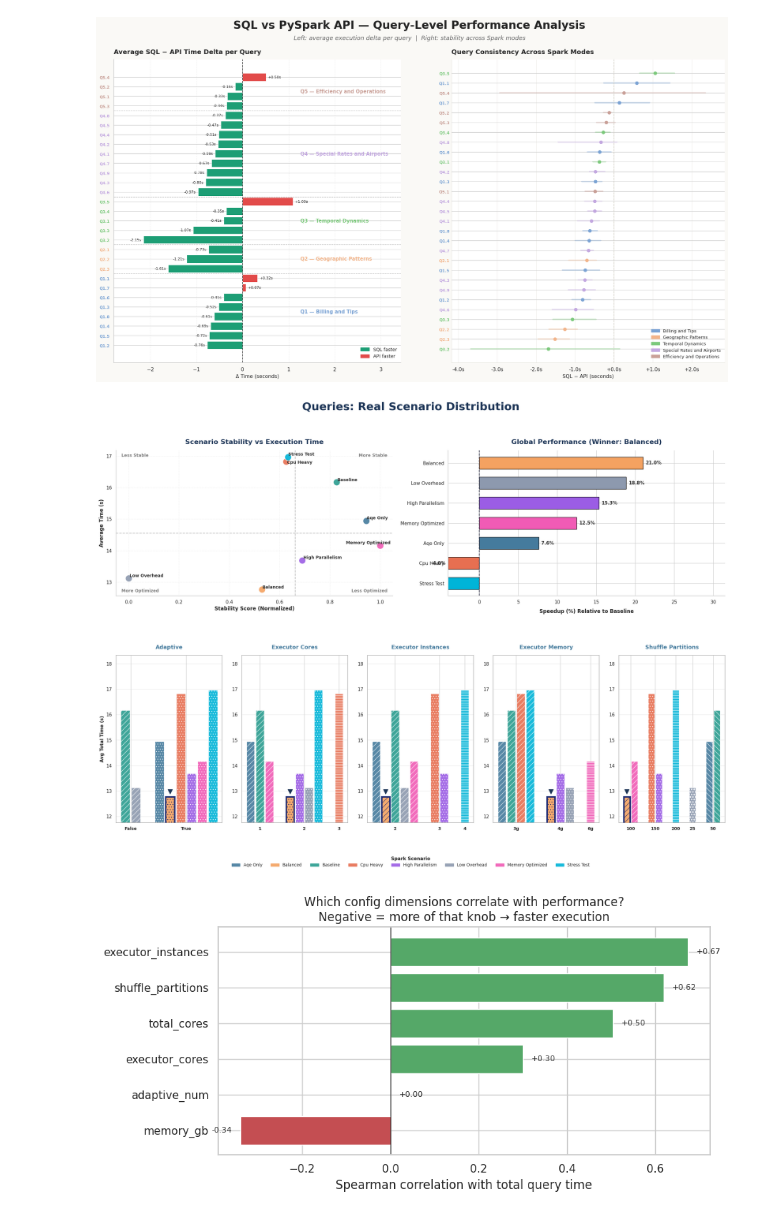
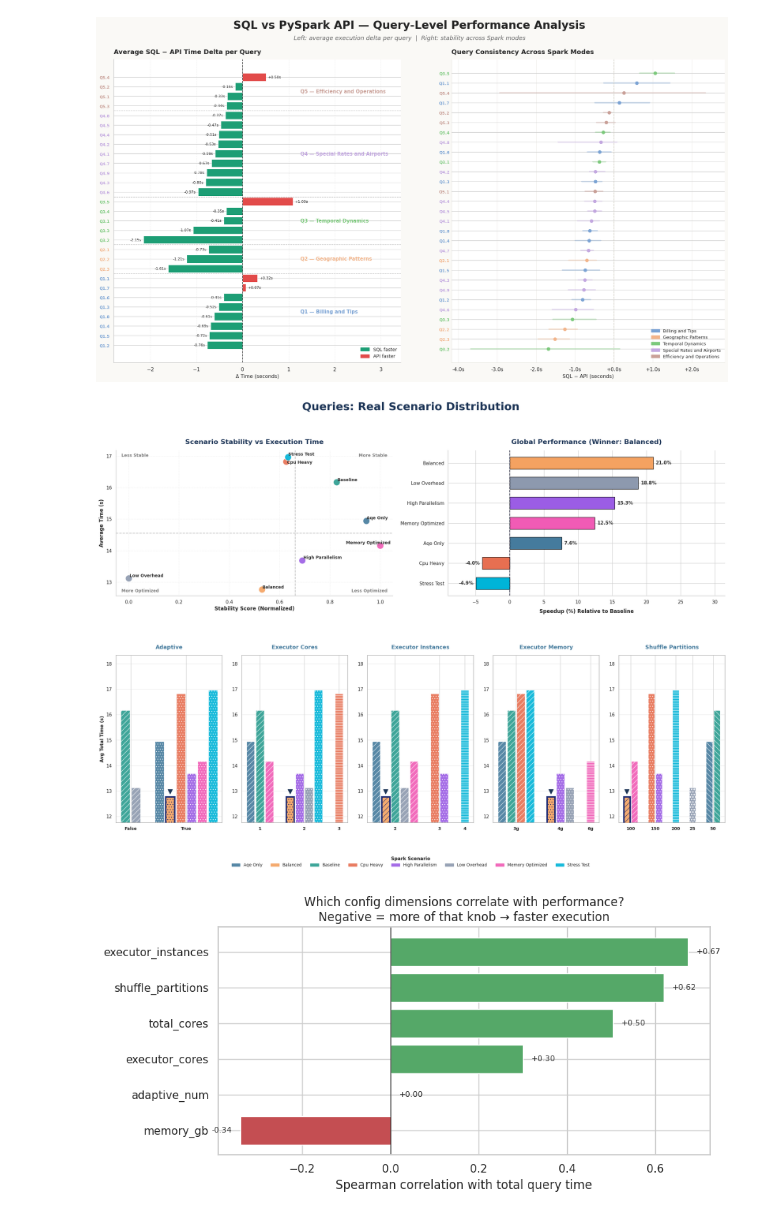
Before and after one commit to Mariana-rc01/SparkAndDrive, a Jupyter notebook: results&performance.ipynb, the cells around one changed output. Cells and saved outputs as stored; diff of their text form; code cells hidden in the pictures.

```diff
--- a/results&performance.ipynb
+++ b/results&performance.ipynb
@@ -1265,7 +1267,7 @@ bars = ax_perf.barh(scenario_perf['spark_mode'].str.replace('_', ' ').str.title(
 
 ax_perf.axvline(0, color='#2b2d42', linestyle='--', linewidth=1.5)
 
-ax_perf.set_xlim(-4, scenario_perf['improvement_pct'].max() * 1.5)
+ax_perf.set_xlim(-9, scenario_perf['improvement_pct'].max() * 1.5)
 
 ax_perf.bar_label(bars, fmt='%.1f%%', padding=6, fontweight='bold', fontsize=11, color='#333333')
 
@@ -1344,34 +1346,34 @@ for ax, comp in zip(axes, component_cols):
     ax.set_ylim(y_min, y_max)
     ax.grid(axis='y', linestyle='-', alpha=0.4, zorder=0 )
 
     for spine in ax.spines.values():
         spine.set_visible(True)
         spine.set_color('#b0b0b0')
         spine.set_linewidth(1.2)
 
     if ax == axes[0]:
         ax.set_ylabel("Avg Total Time (s)", fontsize=11, fontweight='bold')
     else:
         ax.tick_params(axis='y', left=False)
 
 # Labels and Legend
 handles = [
     mpatches.Patch( color=SCENARIO_COLORS.get(scen, '#cccccc'), label=scen.replace('_', ' ').title(), alpha=0.9)
     for scen in scenarios
 ]
 
 fig.legend( handles=handles, title="Spark Scenario",
     title_fontproperties={
         'weight': 'bold',
         'size': 11
     }, loc='lower center', bbox_to_anchor=(0.5, 0.01), ncol=8, frameon=False, fontsize=10
 )
 
 plt.tight_layout(rect=[0, 0.05, 1, 0.95])
 
 plt.show()
 # %% [output]
-[figure, old version]
+[figure, new version]
 # %%
 from scipy.stats import spearmanr
 
```
Also changed, not shown: parts of 7 cells of this notebook.
